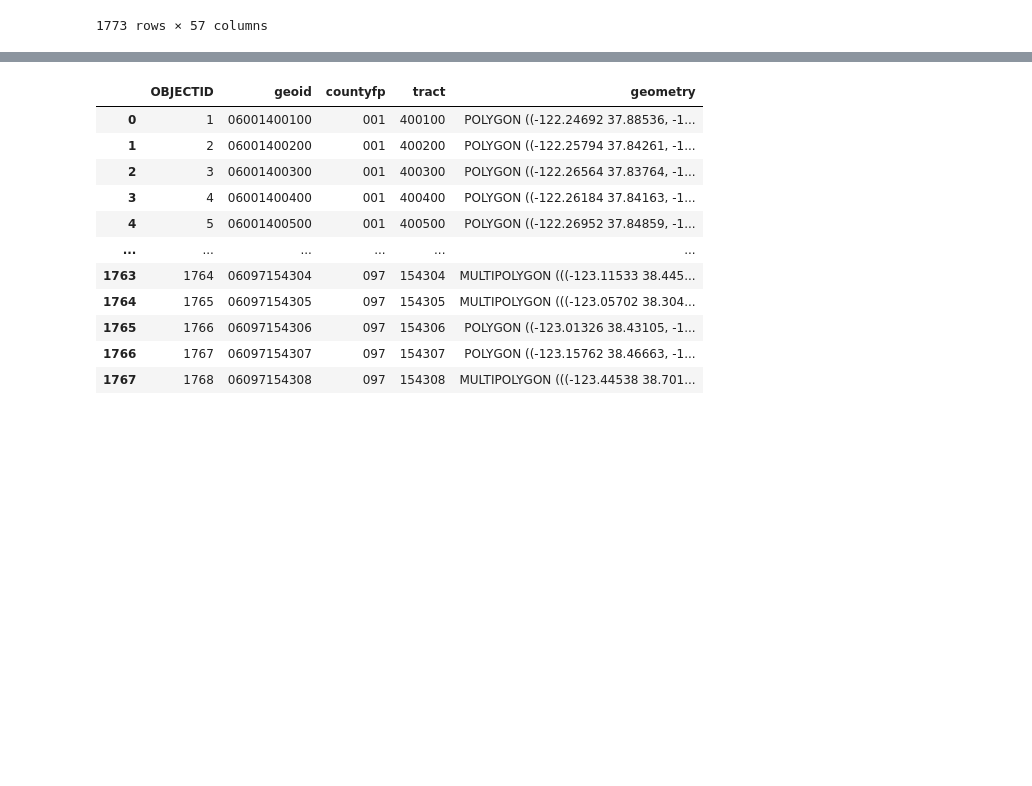
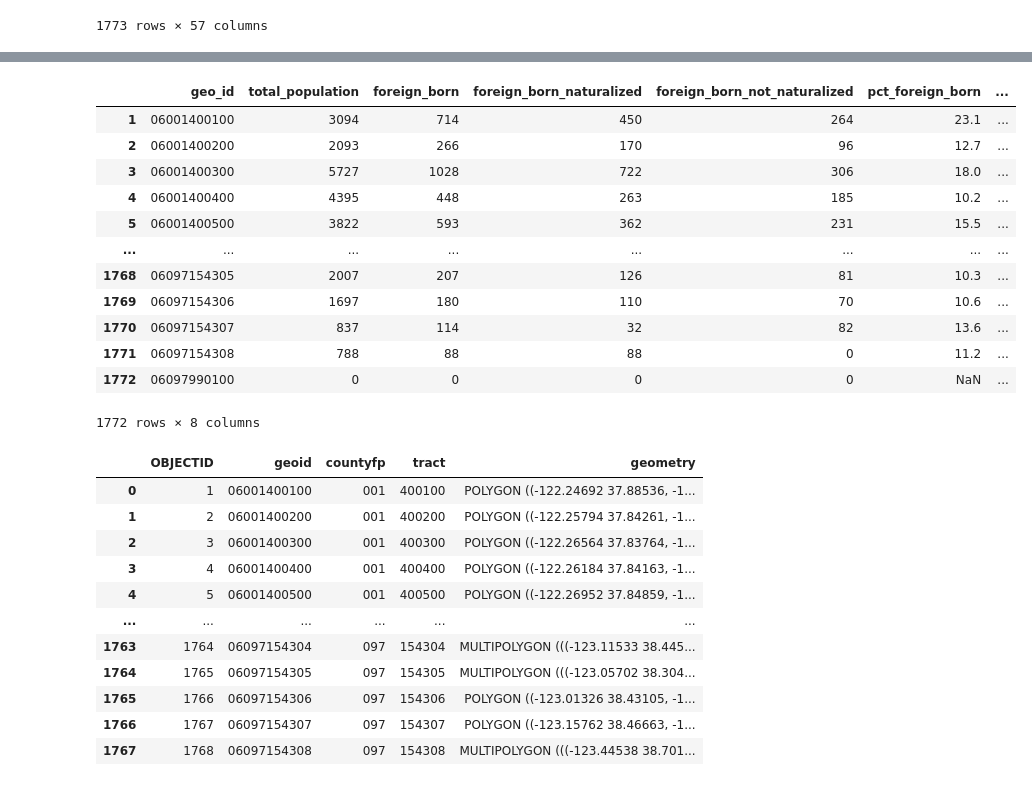
Before and after one commit to MissionLocal/2025-immigration-background, a Jupyter notebook: data.ipynb, the cells around one changed output, grey strips where cells are left out. Saved outputs shown, nothing was run; the diff lists cells and outputs as text; code cells hidden in the pictures; blank space fills up the shorter version.

```diff
--- a/data.ipynb
+++ b/data.ipynb
@@ -54,3 +149,25 @@ df = df.iloc[:, :-1]
+# %%
+# round to one decimal place
+
+df_reduced['pct_foreign_born'] = df_reduced['pct_foreign_born'].round(1)
+df_reduced['pct_foreign_born_naturalized'] = df_reduced['pct_foreign_born_naturalized'].round(1)
+df_reduced['pct_foreign_born_not_naturalized'] = df_reduced['pct_foreign_born_not_naturalized'].round(1)
+
+df_reduced
+# %% [output]
+|  | geo_id | total_population | foreign_born | foreign_born_naturalized | foreign_born_not_naturalized | pct_foreign_born | ... |
+| 1 | 06001400100 | 3094 | 714 | 450 | 264 | 23.1 | ... |
+| 2 | 06001400200 | 2093 | 266 | 170 | 96 | 12.7 | ... |
+| 3 | 06001400300 | 5727 | 1028 | 722 | 306 | 18.0 | ... |
+| 4 | 06001400400 | 4395 | 448 | 263 | 185 | 10.2 | ... |
+| 5 | 06001400500 | 3822 | 593 | 362 | 231 | 15.5 | ... |
+| ... | ... | ... | ... | ... | ... | ... | ... |
+| 1768 | 06097154305 | 2007 | 207 | 126 | 81 | 10.3 | ... |
+| 1769 | 06097154306 | 1697 | 180 | 110 | 70 | 10.6 | ... |
+| 1770 | 06097154307 | 837 | 114 | 32 | 82 | 13.6 | ... |
+| 1771 | 06097154308 | 788 | 88 | 88 | 0 | 11.2 | ... |
+| 1772 | 06097990100 | 0 | 0 | 0 | 0 | NaN | ... |
+1772 rows × 8 columns
 # %%
 # read file census_bay_area_tracts_2020_8121511352956101895
 
```
Also changed, not shown: parts of 10 cells of this notebook, 4 other files.
